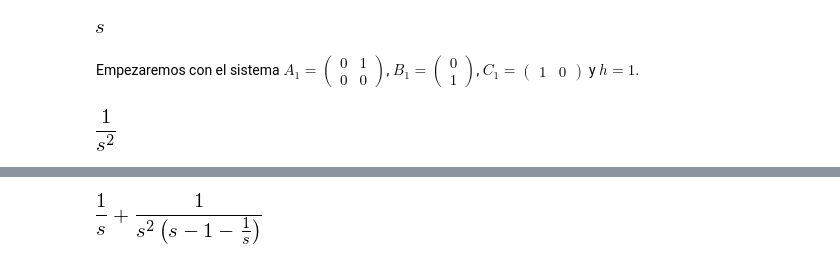
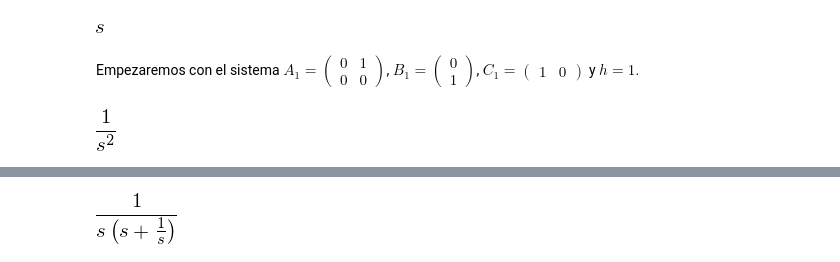
Before and after one commit to cad3na/DCA, a Jupyter notebook: IPythonNotebooks/Sistemas con retardo en la entrada/Tarea 8.ipynb, the cells around one changed output, grey strips where cells are left out. Cells and saved outputs as stored; diff of their text form; code cells hidden in the pictures.

```diff
--- a/IPythonNotebooks/Sistemas con retardo en la entrada/Tarea 8.ipynb
+++ b/IPythonNotebooks/Sistemas con retardo en la entrada/Tarea 8.ipynb
@@ -197,9 +199,9 @@ matrix([[100.000000000000],
 # %%
-A2 = Matrix([[0, 1], [1, 1]])
-B2 = Matrix([[1], [0]])
+A2 = Matrix([[0, 1], [-1, 0]])
+B2 = Matrix([[0], [1]])
 C2 = Matrix([[1, 0]])
 
 G2 = (C2*(s*eye(2) - A2).inv()*B2)[0]
 G2
 # %% [output]
-[figure, old version]
+[figure, new version]
```
Also changed, not shown: parts of 26 cells of this notebook.
